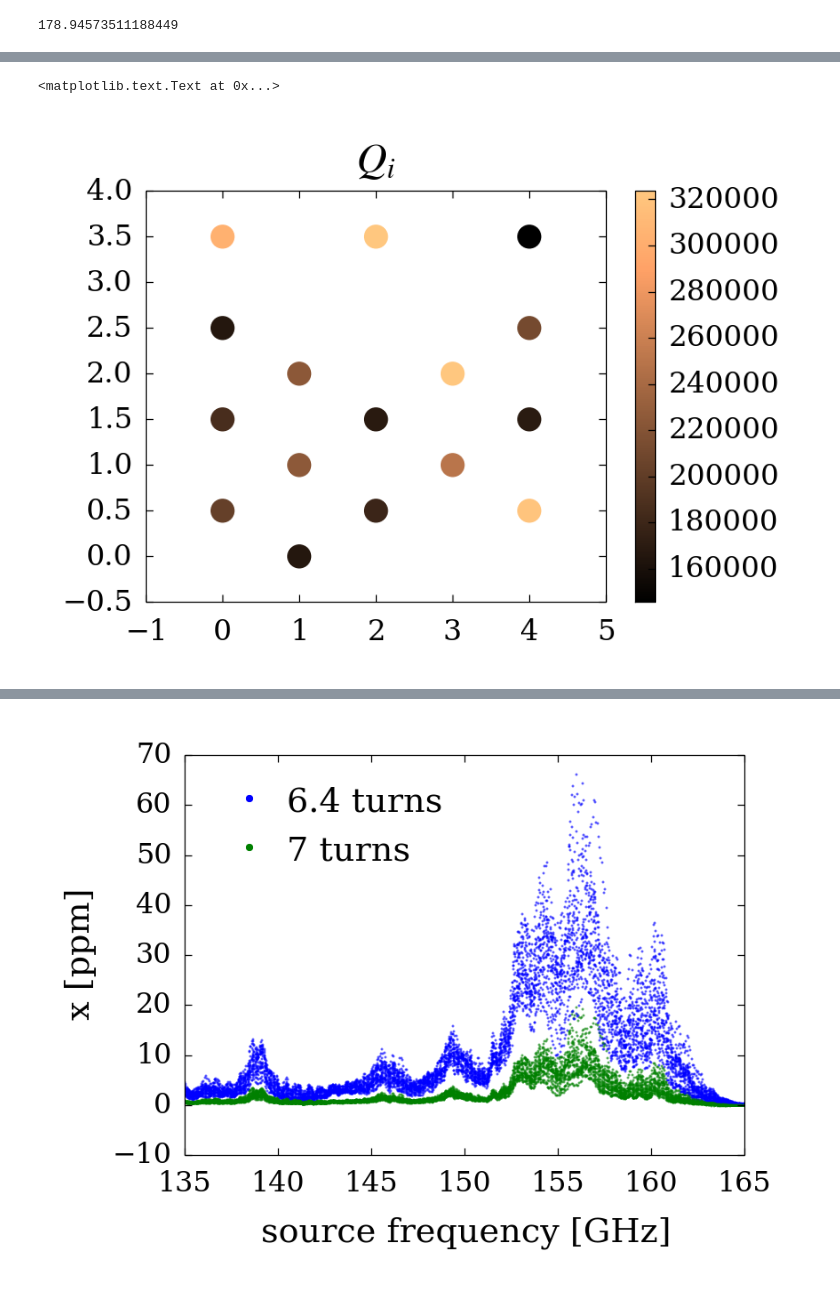
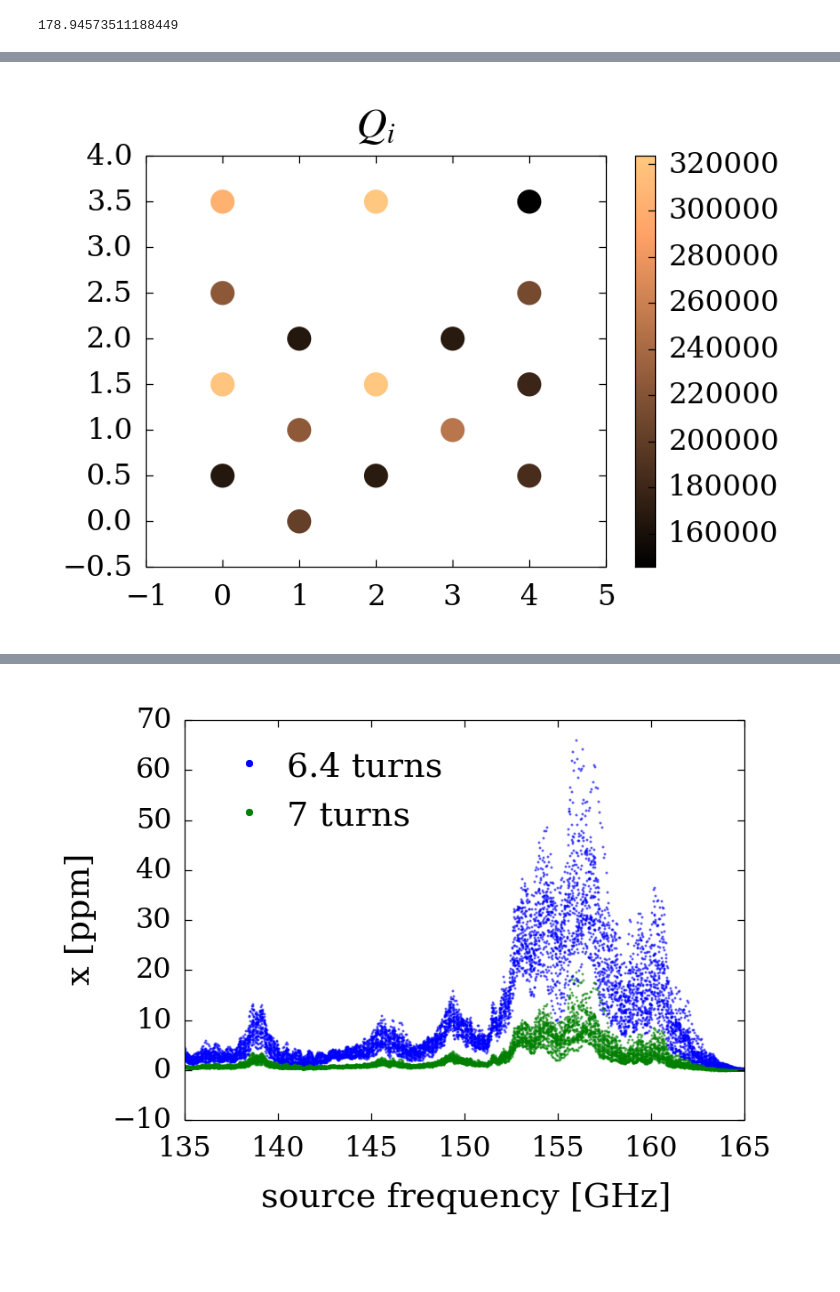
Before and after one commit to danielflanigan/ColumbiaCMB-notebooks, a Jupyter notebook: mkid/STAR_Cryo_140825/0813f8/2014-11-21_first_mmw_sweep.ipynb, the cells around one changed output, grey strips where cells are left out. Cells and saved outputs as stored; diff of their text form; code cells hidden in the pictures.

```diff
--- a/mkid/STAR_Cryo_140825/0813f8/2014-11-21_first_mmw_sweep.ipynb
+++ b/mkid/STAR_Cryo_140825/0813f8/2014-11-21_first_mmw_sweep.ipynb
@@ -51,0 +43,2 @@ plt.ylabel('$x$')
+# %%
+sorted6p4 = sorted(mmw6p4, key=lambda mmw: mmw.resonator.f_0)
@@ -78,11 +114,10 @@ read_out = np.array([x not in [6, 7, 11, 13] for x in range(20)])
 # %%
-Qis = np.array([mmw.resonator.Q_i for mmw in mmw6p4])
-Qis[12] = sorted(Qis)[-2] # Clip this value to the second largest
+Qis = np.array([mmw.resonator.Q_i for mmw in sorted6p4])
+Qis[Qis.argmax()] = sorted(Qis)[-2] # Clip this erroneous value
 fig, ax = scatter(Qis, mask=read_out)
-ax.set_title('$Q_i$')
+ax.set_title('$Q_i$');
 # %% [output]
-<matplotlib.text.Text at 0x...>
-[figure, old version]
+[figure, new version]
 # %%
 fig, ax = scatter(integrated_response_6p4 / bandwidth_GHz, mask=read_out)
 ax.set_title('Average $x$ response')
```
Also changed, not shown: parts of 25 cells of this notebook.
